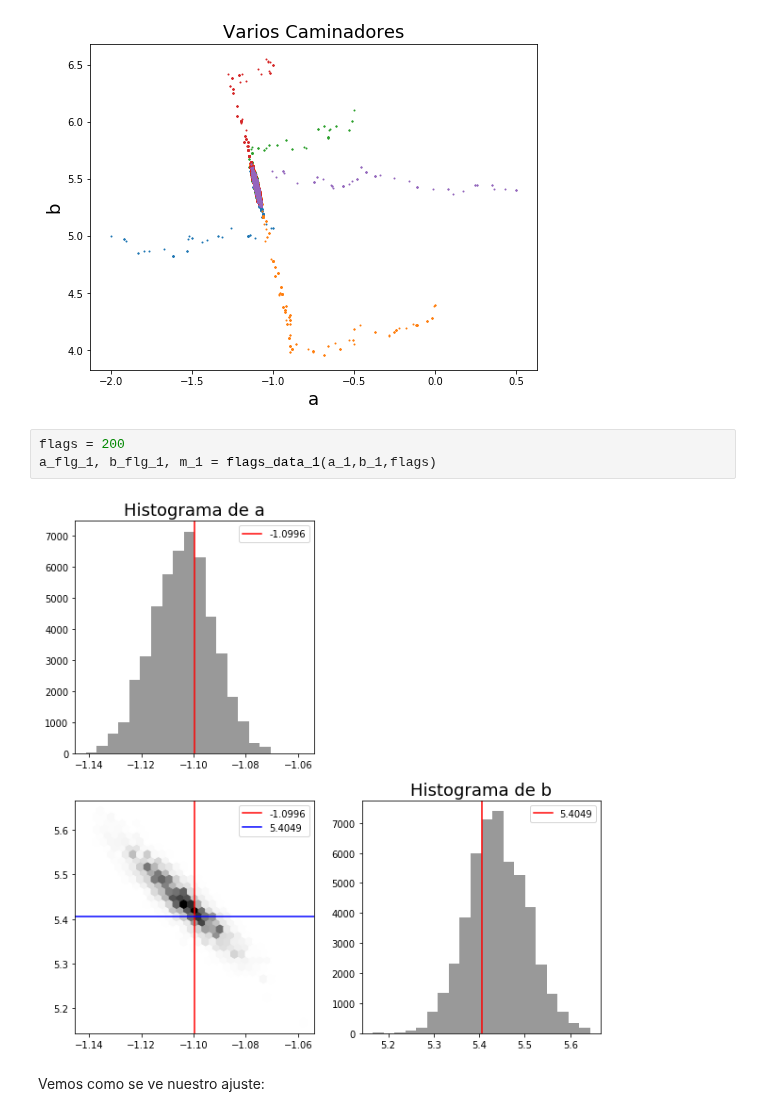
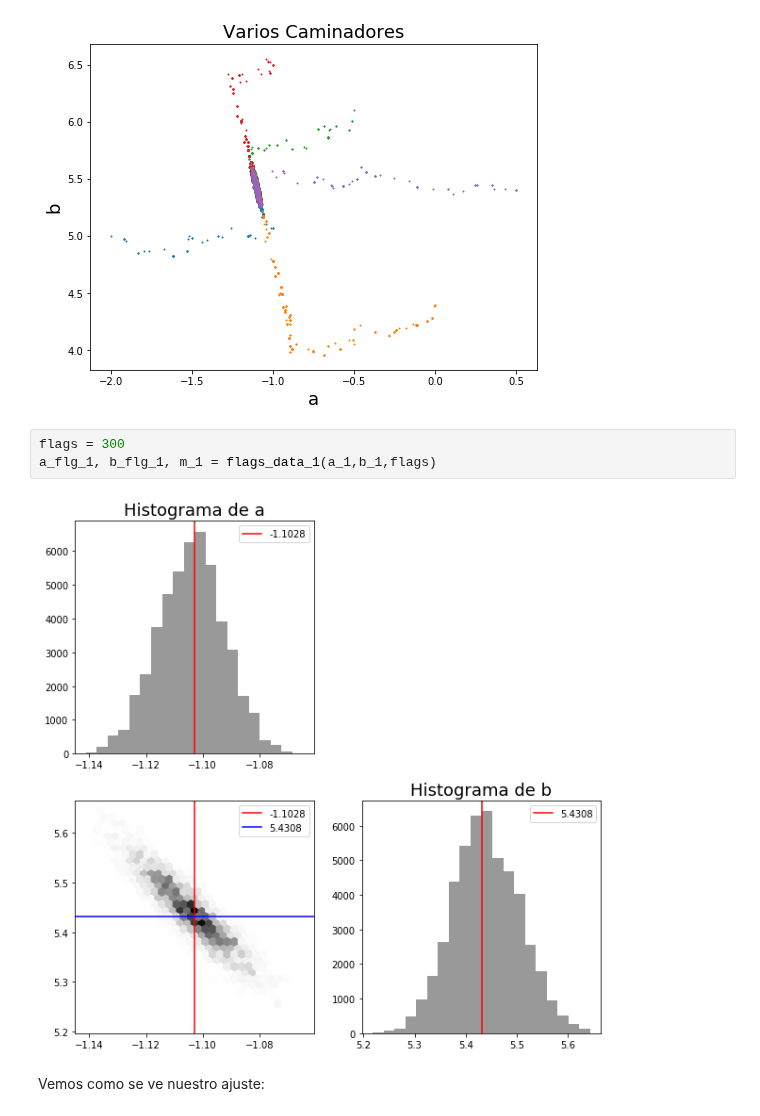
Before and after one commit to DCIDA2019/da2019-Oscar2401, a Jupyter notebook: Semana9/trabajo_9.ipynb, the cells around one changed output. Drawn from its saved outputs; the diff is of its cells as text.

```diff
--- a/Semana9/trabajo_9.ipynb
+++ b/Semana9/trabajo_9.ipynb
@@ -311,10 +318,10 @@ a_1, b_1 = metrop_1(a_ini,b_ini,data,sigma)
 # %% [output]
 [figure]
 # %%
-flags = 200
+flags = 300
 a_flg_1, b_flg_1, m_1 = flags_data_1(a_1,b_1,flags)
 # %% [output]
-[figure, old version]
+[figure, new version]
 # %% [markdown]
 Vemos como se ve nuestro ajuste:
 # %%
```
Also changed, not shown: parts of 21 cells of this notebook, 1 other file.
